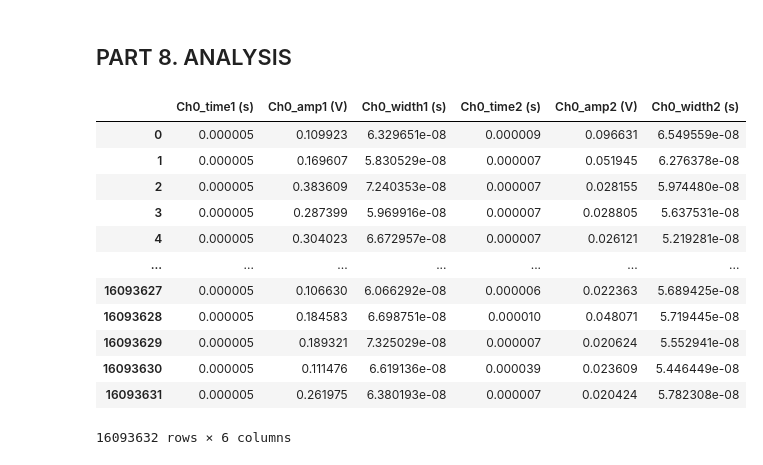
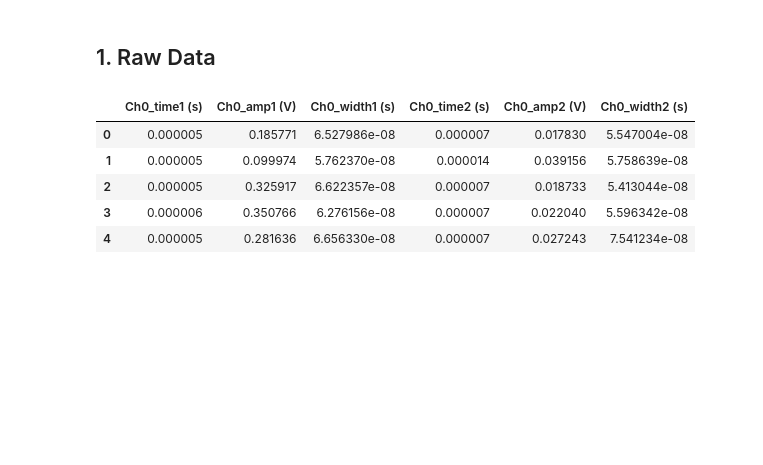
Before and after one commit to amashaperera3/PHYS111B-Lab, a Jupyter notebook: MUOLab1/MUODataAnalysis.ipynb, the cells around one changed output. Drawn from its saved outputs; the diff is of its cells as text; code cells hidden in the pictures; blank space fills up the shorter version.

Commit message:
Muon Lifetime analysis complete! Found the lifetime and fermi coupling.

```diff
--- a/MUOLab1/MUODataAnalysis.ipynb
+++ b/MUOLab1/MUODataAnalysis.ipynb
@@ -6,34 +6,30 @@ import glob
 # %% [markdown]
-## PART 8. ANALYSIS ##
+## 1. Raw Data ##
 # %%
-#1. Here we combine all the raw data and put it into a table
-def make_pretty(styler): #this creates the style for the table
-    styler.format_index(lambda v: v.strftime("%A"))
-    styler.background_gradient(axis=None, vmin=1, vmax=5, cmap="YlGnBu")
-    return styler
-
 file_paths = ['MUO_data.txt', 'MUO_data_2.txt', 'MUO_data_3.txt', 'MUO_overnight.txt', 'MUO_overnight_10m.txt', 'MUO_overnight_2.txt', 'MUO_overnight_3.txt', 'MUO_overnight_4.txt',]
 
 dataframes = []
 
-for file in file_paths: #this code runs through each file and appends the contents into dataframes to be concatenated
-    eachdata = pd.read_csv(file, skiprows=3, delimiter="\t")
-    eachdata = data.iloc[:, :6]
+for fp in file_paths: #goes through each file and concatenates them
+    eachdata = pd.read_csv(fp, sep="\t", skiprows=3, engine="python")
+    eachdata = eachdata.iloc[:, :6]
     dataframes.append(eachdata)
-data = pd.concat(dataframes, ignore_index=True)
+df = pd.concat(dataframes, ignore_index=True)
 
-data
+amp1 = df["Ch0_amp1 (V)"].to_numpy()
+amp2 = df["Ch0_amp1 (V)"].to_numpy()
+time1 = df["Ch0_time1 (s)"].to_numpy()
+time2 = df["Ch0_time2 (s)"].to_numpy()
+wid1 = df["Ch0_width1 (s)"].to_numpy()
+wid2 = df["Ch0_width2 (s)"].to_numpy()
+w1 = wid1*1e9 #into nanoseconds
+w2 = wid2*1e9
+
+df[:5] #sanity check
 # %% [output]
 |  | Ch0_time1 (s) | Ch0_amp1 (V) | Ch0_width1 (s) | Ch0_time2 (s) | Ch0_amp2 (V) | Ch0_width2 (s) |
-| 0 | 0.000005 | 0.109923 | 6.329651e-08 | 0.000009 | 0.096631 | 6.549559e-08 |
-| 1 | 0.000005 | 0.169607 | 5.830529e-08 | 0.000007 | 0.051945 | 6.276378e-08 |
-| 2 | 0.000005 | 0.383609 | 7.240353e-08 | 0.000007 | 0.028155 | 5.974480e-08 |
-| 3 | 0.000005 | 0.287399 | 5.969916e-08 | 0.000007 | 0.028805 | 5.637531e-08 |
-| 4 | 0.000005 | 0.304023 | 6.672957e-08 | 0.000007 | 0.026121 | 5.219281e-08 |
-| ... | ... | ... | ... | ... | ... | ... |
-| 16093627 | 0.000005 | 0.106630 | 6.066292e-08 | 0.000006 | 0.022363 | 5.689425e-08 |
-| 16093628 | 0.000005 | 0.184583 | 6.698751e-08 | 0.000010 | 0.048071 | 5.719445e-08 |
-| 16093629 | 0.000005 | 0.189321 | 7.325029e-08 | 0.000007 | 0.020624 | 5.552941e-08 |
-| 16093630 | 0.000005 | 0.111476 | 6.619136e-08 | 0.000039 | 0.023609 | 5.446449e-08 |
-| 16093631 | 0.000005 | 0.261975 | 6.380193e-08 | 0.000007 | 0.020424 | 5.782308e-08 |
+| 0 | 0.000005 | 0.185771 | 6.527986e-08 | 0.000007 | 0.017830 | 5.547004e-08 |
+| 1 | 0.000005 | 0.099974 | 5.762370e-08 | 0.000014 | 0.039156 | 5.758639e-08 |
+| 2 | 0.000005 | 0.325917 | 6.622357e-08 | 0.000007 | 0.018733 | 5.413044e-08 |
+| 3 | 0.000006 | 0.350766 | 6.276156e-08 | 0.000007 | 0.022040 | 5.596342e-08 |
+| 4 | 0.000005 | 0.281636 | 6.656330e-08 | 0.000007 | 0.027243 | 7.541234e-08 |
-16093632 rows × 6 columns
```
Also changed, not shown: parts of 37 cells of this notebook, 3 other files.
